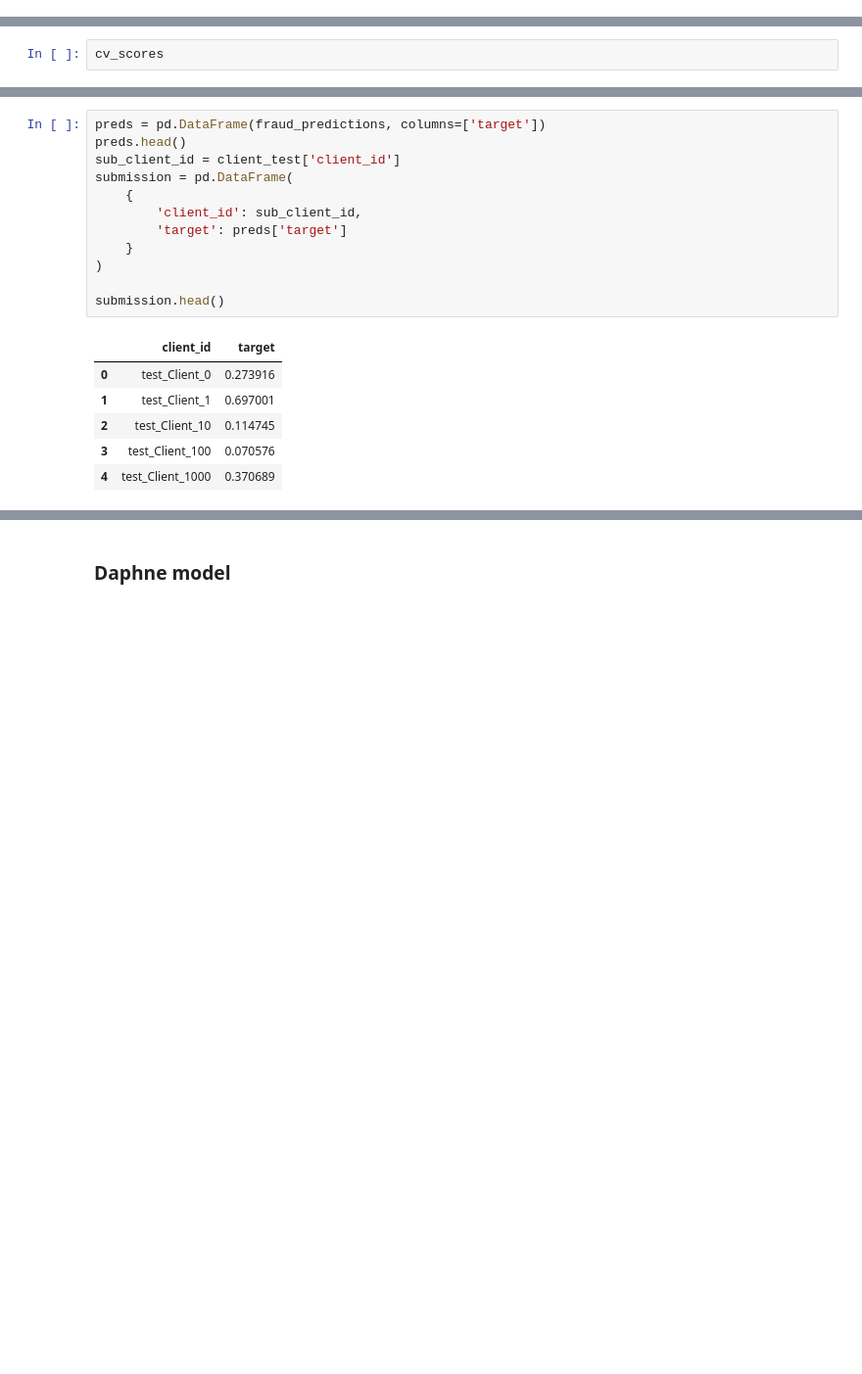
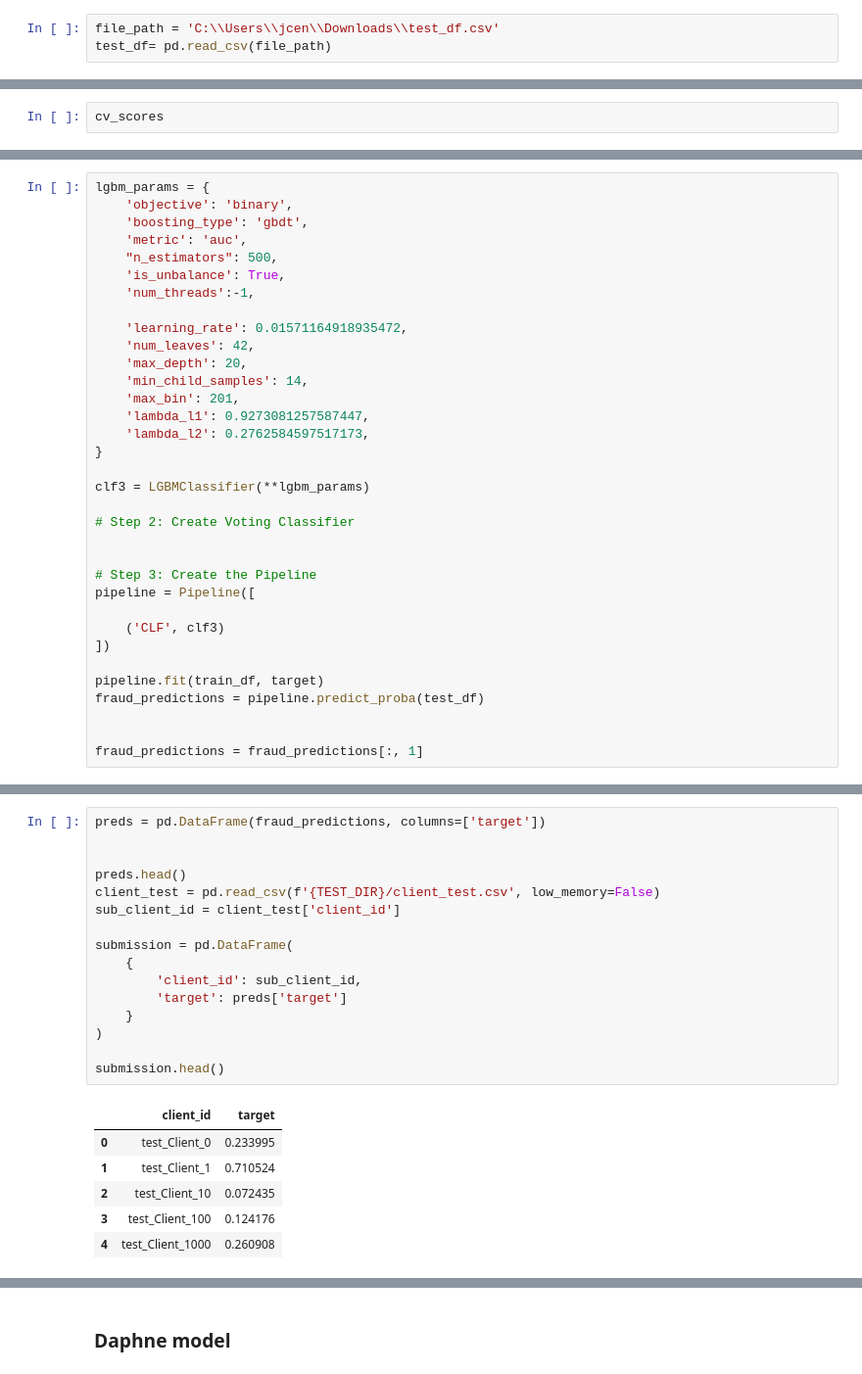
Before and after one commit to jcen1/Fraud-Detection-in-Electricity-and-Gas-Consumption-Challenge, a Jupyter notebook: Notebooks/machine_learning_fraud.ipynb, the cells around one changed output, grey strips where cells are left out. Shown at 98% size. Drawn from its saved outputs; the diff is of its cells as text; blank space fills up the shorter version.

Commit message:
updated catboost, rf and lgbm; add voting

```diff
--- a/Notebooks/machine_learning_fraud.ipynb
+++ b/Notebooks/machine_learning_fraud.ipynb
@@ -638,3 +636,6 @@ NameError: name 'pd' is not defined
+# %%
+file_path = 'C:\\Users\\jcen\\Downloads\\test_df.csv'
+test_df= pd.read_csv(file_path)
 # %%
 target=train_df['target']
 train_df.drop('target',axis=1,inplace=True)
@@ -799,0 +817,34 @@ cv_scores
+# %%
+lgbm_params = {
+    'objective': 'binary',
+    'boosting_type': 'gbdt',
+    'metric': 'auc',
+    "n_estimators": 500,
+    'is_unbalance': True,
+    'num_threads':-1,
+
+    'learning_rate': 0.01571164918935472,
+    'num_leaves': 42,
+    'max_depth': 20,
+    'min_child_samples': 14,
+    'max_bin': 201,
+    'lambda_l1': 0.9273081257587447,
+    'lambda_l2': 0.2762584597517173,
+}
+
+clf3 = LGBMClassifier(**lgbm_params)
+
+# Step 2: Create Voting Classifier
+
+
+# Step 3: Create the Pipeline
+pipeline = Pipeline([
+
+    ('CLF', clf3)
+])
+
+pipeline.fit(train_df, target)
+fraud_predictions = pipeline.predict_proba(test_df)
+
+
+fraud_predictions = fraud_predictions[:, 1]
@@ -800,20 +963,24 @@ cv_scores
 # %%
 preds = pd.DataFrame(fraud_predictions, columns=['target'])
+
+
 preds.head()
+client_test = pd.read_csv(f'{TEST_DIR}/client_test.csv', low_memory=False)
 sub_client_id = client_test['client_id']
+
 submission = pd.DataFrame(
     {
         'client_id': sub_client_id,
         'target': preds['target']
     }
 )
 
 submission.head()
 # %% [output]
 |  | client_id | target |
-| 0 | test_Client_0 | 0.273916 |
-| 1 | test_Client_1 | 0.697001 |
-| 2 | test_Client_10 | 0.114745 |
-| 3 | test_Client_100 | 0.070576 |
-| 4 | test_Client_1000 | 0.370689 |
+| 0 | test_Client_0 | 0.233995 |
+| 1 | test_Client_1 | 0.710524 |
+| 2 | test_Client_10 | 0.072435 |
+| 3 | test_Client_100 | 0.124176 |
+| 4 | test_Client_1000 | 0.260908 |
 # %%
```
Also changed, not shown: parts of 15 cells of this notebook, 4 other files.
